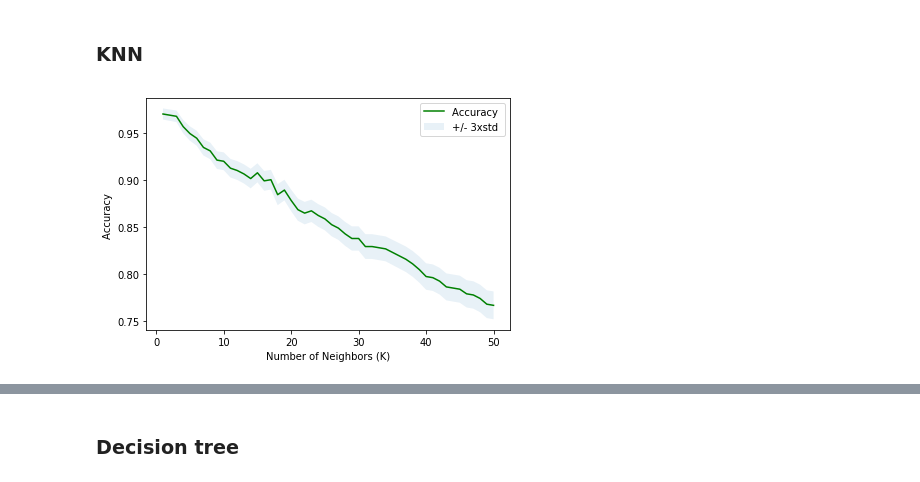
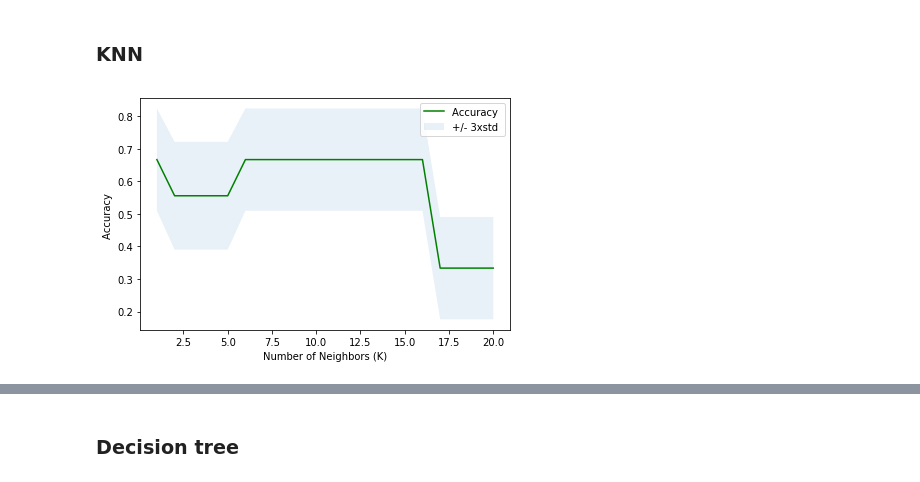
Before and after one commit to kristinpredeck/Predicting-height-from-acoustics, a Jupyter notebook: Height data model.ipynb, the cells around one changed output, grey strips where cells are left out. Drawn from its saved outputs; the diff is of its cells as text; code cells hidden in the pictures.

```diff
--- a/Height data model.ipynb
+++ b/Height data model.ipynb
@@ -300,6 +359,6 @@ df.head()
 # %%
 #select features for prediction
-Feature = df[['f1','f2','f3','f4','f0', 'gender']]
+Feature = binned[['f1','f2','f3','f4','f0', 'gender']]
 # %%
 X = Feature
 X[0:5]
@@ -312,0 +378,8 @@ X[0:5]
+# %%
+#bin heights
+bin = [0,58,65,70,75]
+category = pd.cut(df_means.trueheight,bin, labels=['very short','short', 'medium', 'tall'])
+category = category.to_frame()
+category.columns = ['range']
+binned = pd.concat([df_means,category],axis = 1)
+binned.head()
@@ -313,4 +399,4 @@ X[0:5]
 # %%
-y = df['true height'].values
+y = binned['range']
 y[0:5]
 # %% [output]
@@ -326,25 +426,26 @@ array([69, 69, 69, 69, 69])
 from sklearn.neighbors import KNeighborsClassifier
 from sklearn.model_selection import train_test_split
 from sklearn import metrics
-X_train, X_test, y_train, y_test = train_test_split( X, y, test_size=0.2, random_state=4)
+
+X_train, X_test, y_train, y_test = train_test_split(X,y, test_size = 0.3, random_state =4)
 # %%
-mean_acc=np.zeros(50)
-std_acc = np.zeros(50)
-for i in range(1,51):
+mean_acc=np.zeros(20)
+std_acc = np.zeros(20)
+for i in range(1,21):
     knnmodel=KNeighborsClassifier(n_neighbors=i).fit(X_train,y_train)
     y_pred=knnmodel.predict(X_test)
     mean_acc[i-1]=metrics.accuracy_score(y_test,y_pred)
     std_acc[i-1]=np.std(y_pred==y_test)/np.sqrt(y_pred.shape[0])
 
-plt.plot(range(1,51),mean_acc,'g')
-plt.fill_between(range(1,51),mean_acc - 1 * std_acc,mean_acc + 1 * std_acc, alpha=0.10)
+plt.plot(range(1,21),mean_acc,'g')
+plt.fill_between(range(1,21),mean_acc - 1 * std_acc,mean_acc + 1 * std_acc, alpha=0.10)
 plt.legend(('Accuracy ', '+/- 3xstd'))
 plt.ylabel('Accuracy ')
 plt.xlabel('Number of Neighbors (K)')
 plt.tight_layout()
 plt.show()
 # %% [output]
-[figure, old version]
+[figure, new version]
 # %%
 print( "Highest accuracy", mean_acc.max(), "with k=", mean_acc.argmax()+1)
 # %% [output]
```
Also changed, not shown: parts of 60 cells of this notebook.
